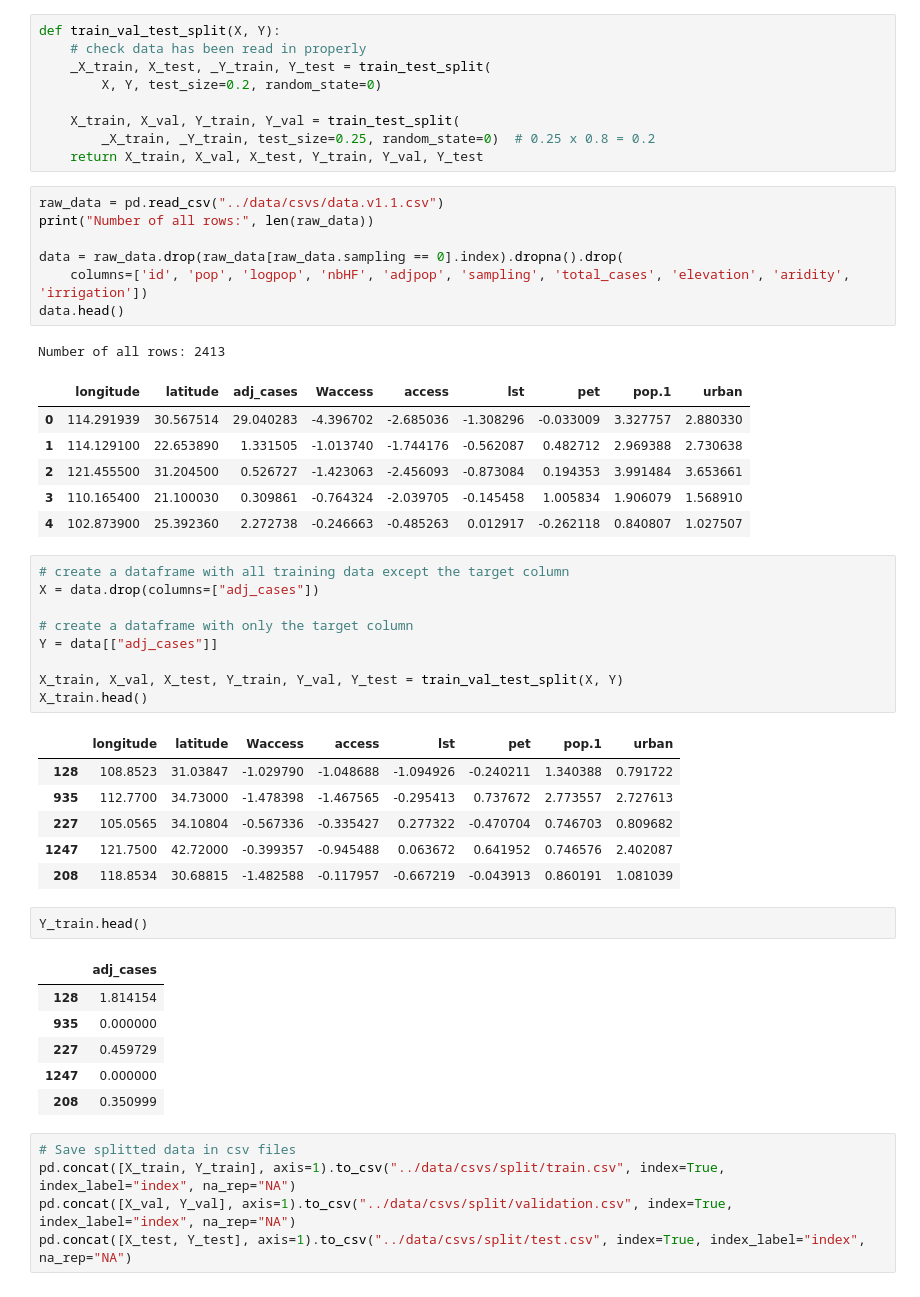
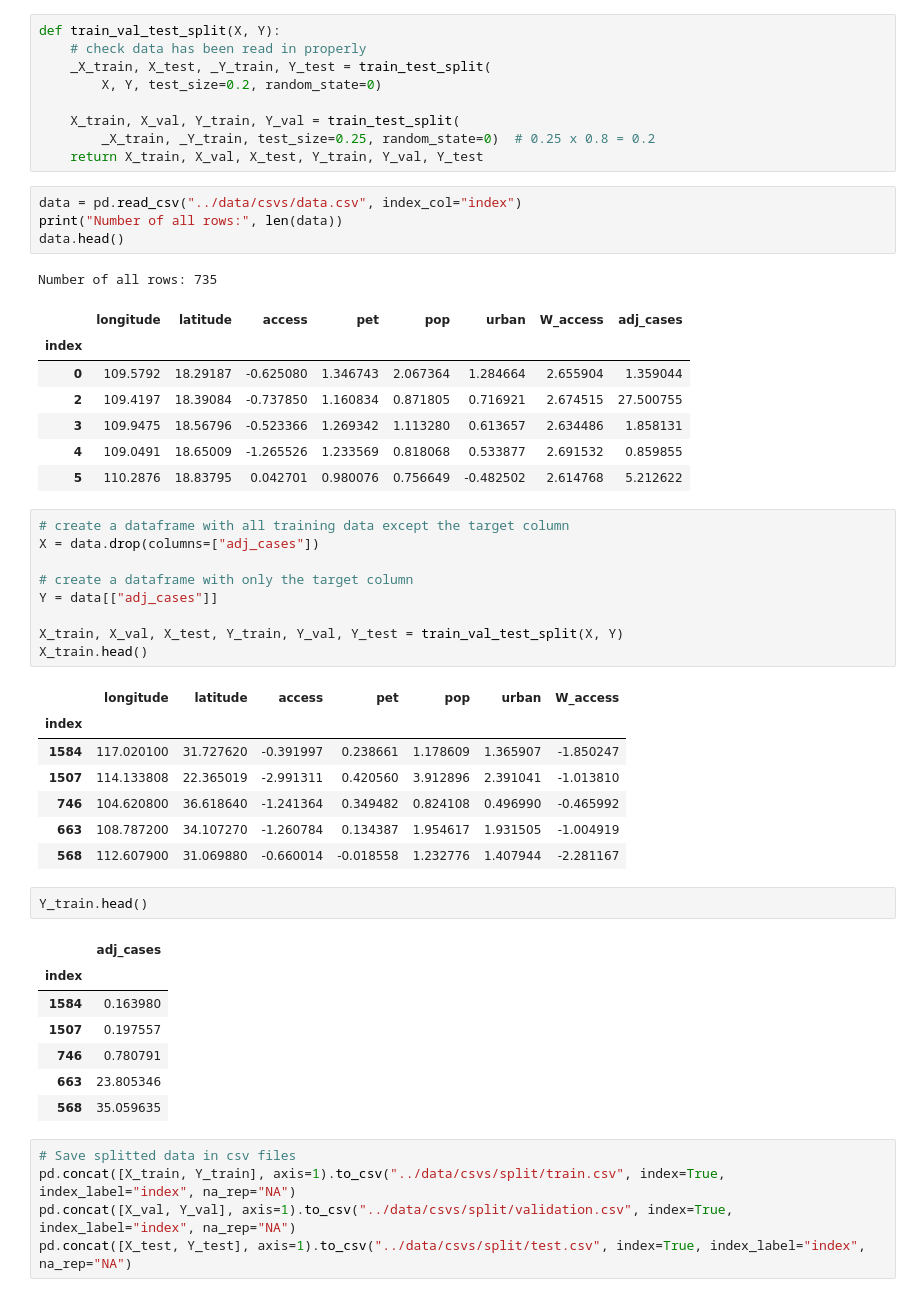
Before and after one commit to dsvanidze/replicability, a Jupyter notebook: data-exploration/split-train-validation-test-sets.ipynb, the cells around one changed output. Saved outputs shown, nothing was run; the diff lists cells and outputs as text.

Commit message:
jupyter notebooks with the code for data cleaning and splitting

```diff
--- a/data-exploration/split-train-validation-test-sets.ipynb
+++ b/data-exploration/split-train-validation-test-sets.ipynb
@@ -12,20 +12,18 @@ def train_val_test_split(X, Y):
         _X_train, _Y_train, test_size=0.25, random_state=0)  # 0.25 x 0.8 = 0.2
     return X_train, X_val, X_test, Y_train, Y_val, Y_test
 # %%
-raw_data = pd.read_csv("../data/csvs/data.v1.1.csv")
-print("Number of all rows:", len(raw_data))
-
-data = raw_data.drop(raw_data[raw_data.sampling == 0].index).dropna().drop(
-    columns=['id', 'pop', 'logpop', 'nbHF', 'adjpop', 'sampling', 'total_cases', 'elevation', 'aridity', 'irrigation'])
+data = pd.read_csv("../data/csvs/data.csv", index_col="index")
+print("Number of all rows:", len(data))
 data.head()
 # %% [output]
-Number of all rows: 2413
+Number of all rows: 735
-|  | longitude | latitude | adj_cases | Waccess | access | lst | pet | pop.1 | urban |
-| 0 | 114.291939 | 30.567514 | 29.040283 | -4.396702 | -2.685036 | -1.308296 | -0.033009 | 3.327757 | 2.880330 |
-| 1 | 114.129100 | 22.653890 | 1.331505 | -1.013740 | -1.744176 | -0.562087 | 0.482712 | 2.969388 | 2.730638 |
-| 2 | 121.455500 | 31.204500 | 0.526727 | -1.423063 | -2.456093 | -0.873084 | 0.194353 | 3.991484 | 3.653661 |
-| 3 | 110.165400 | 21.100030 | 0.309861 | -0.764324 | -2.039705 | -0.145458 | 1.005834 | 1.906079 | 1.568910 |
-| 4 | 102.873900 | 25.392360 | 2.272738 | -0.246663 | -0.485263 | 0.012917 | -0.262118 | 0.840807 | 1.027507 |
+|  | longitude | latitude | access | pet | pop | urban | W_access | adj_cases |
+| index |  |  |  |  |  |  |  |  |
+| 0 | 109.5792 | 18.29187 | -0.625080 | 1.346743 | 2.067364 | 1.284664 | 2.655904 | 1.359044 |
+| 2 | 109.4197 | 18.39084 | -0.737850 | 1.160834 | 0.871805 | 0.716921 | 2.674515 | 27.500755 |
+| 3 | 109.9475 | 18.56796 | -0.523366 | 1.269342 | 1.113280 | 0.613657 | 2.634486 | 1.858131 |
+| 4 | 109.0491 | 18.65009 | -1.265526 | 1.233569 | 0.818068 | 0.533877 | 2.691532 | 0.859855 |
+| 5 | 110.2876 | 18.83795 | 0.042701 | 0.980076 | 0.756649 | -0.482502 | 2.614768 | 5.212622 |
 # %%
 # create a dataframe with all training data except the target column
 X = data.drop(columns=["adj_cases"])
@@ -36,21 +34,23 @@ Y = data[["adj_cases"]]
 X_train, X_val, X_test, Y_train, Y_val, Y_test = train_val_test_split(X, Y)
 X_train.head()
 # %% [output]
-|  | longitude | latitude | Waccess | access | lst | pet | pop.1 | urban |
-| 128 | 108.8523 | 31.03847 | -1.029790 | -1.048688 | -1.094926 | -0.240211 | 1.340388 | 0.791722 |
-| 935 | 112.7700 | 34.73000 | -1.478398 | -1.467565 | -0.295413 | 0.737672 | 2.773557 | 2.727613 |
-| 227 | 105.0565 | 34.10804 | -0.567336 | -0.335427 | 0.277322 | -0.470704 | 0.746703 | 0.809682 |
-| 1247 | 121.7500 | 42.72000 | -0.399357 | -0.945488 | 0.063672 | 0.641952 | 0.746576 | 2.402087 |
-| 208 | 118.8534 | 30.68815 | -1.482588 | -0.117957 | -0.667219 | -0.043913 | 0.860191 | 1.081039 |
+|  | longitude | latitude | access | pet | pop | urban | W_access |
+| index |  |  |  |  |  |  |  |
+| 1584 | 117.020100 | 31.727620 | -0.391997 | 0.238661 | 1.178609 | 1.365907 | -1.850247 |
+| 1507 | 114.133808 | 22.365019 | -2.991311 | 0.420560 | 3.912896 | 2.391041 | -1.013810 |
+| 746 | 104.620800 | 36.618640 | -1.241364 | 0.349482 | 0.824108 | 0.496990 | -0.465992 |
+| 663 | 108.787200 | 34.107270 | -1.260784 | 0.134387 | 1.954617 | 1.931505 | -1.004919 |
+| 568 | 112.607900 | 31.069880 | -0.660014 | -0.018558 | 1.232776 | 1.407944 | -2.281167 |
 # %%
 Y_train.head()
 # %% [output]
 |  | adj_cases |
-| 128 | 1.814154 |
-| 935 | 0.000000 |
-| 227 | 0.459729 |
-| 1247 | 0.000000 |
-| 208 | 0.350999 |
+| index |  |
+| 1584 | 0.163980 |
+| 1507 | 0.197557 |
+| 746 | 0.780791 |
+| 663 | 23.805346 |
+| 568 | 35.059635 |
 # %%
 # Save splitted data in csv files
 pd.concat([X_train, Y_train], axis=1).to_csv("../data/csvs/split/train.csv", index=True, index_label="index", na_rep="NA")
```
Also changed, not shown: 1 other file.
